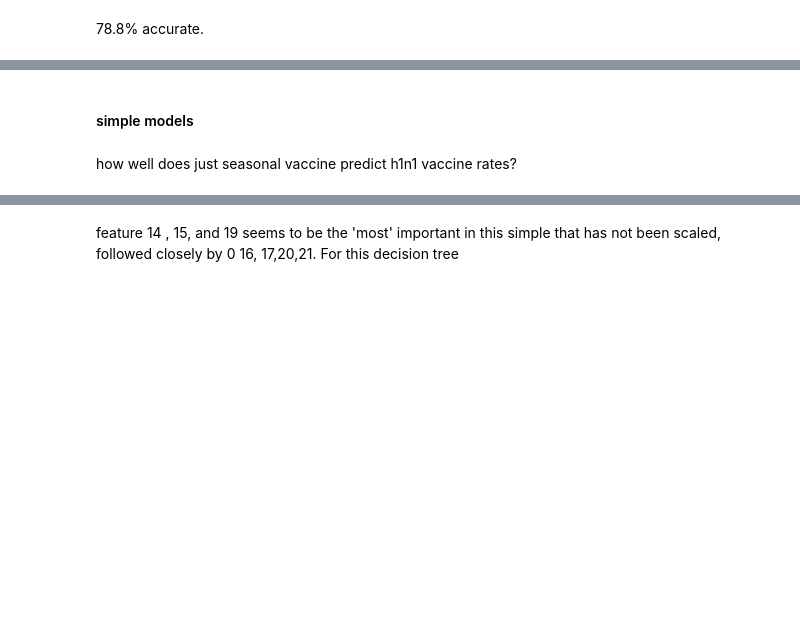
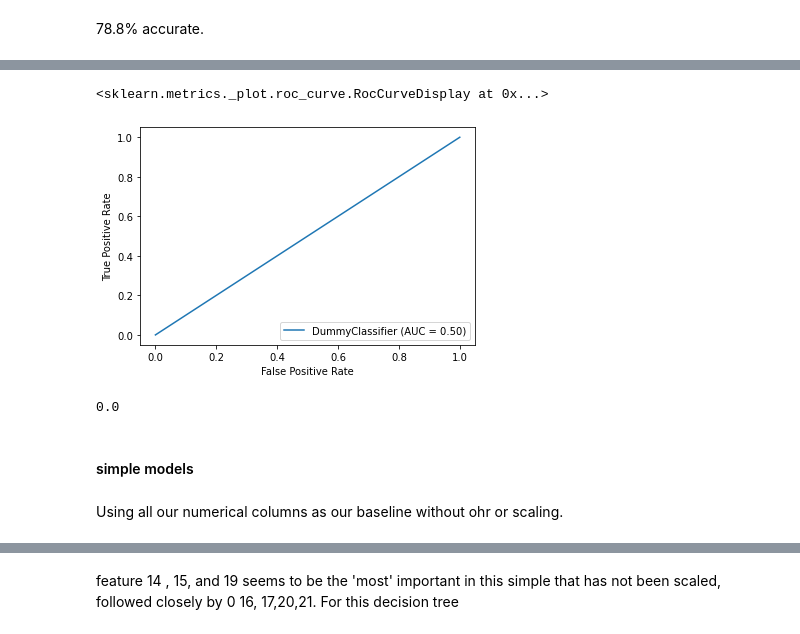
Before and after one commit to xiaohua-su/Predicting_H1N1_Vaccination, a Jupyter notebook: Scratch.ipynb, the cells around one changed output, grey strips where cells are left out. Cells and saved outputs as stored; diff of their text form; code cells hidden in the pictures; blank space fills up the shorter version.

```diff
--- a/Scratch.ipynb
+++ b/Scratch.ipynb
@@ -300,7 +308,18 @@ dummy.score(X_test, y_test)
+# %%
+plot_roc_curve(dummy, X_train, y_train)
+# %% [output]
+<sklearn.metrics._plot.roc_curve.RocCurveDisplay at 0x...>
+[figure, added]
+# %%
+preds = dummy.predict(X_train)
+
+f1_score(y_train, preds)
+# %% [output]
+0.0
 # %% [markdown]
 #### simple models
-# %% [markdown]
-how well does just seasonal vaccine predict h1n1 vaccine rates?
+# %% [markdown]
+Using all our numerical columns as our baseline without ohr or scaling.
 # %%
 X_simple = X_train.select_dtypes(np.number)
 y_simple = y_train
```
Also changed, not shown: parts of 90 cells of this notebook.
